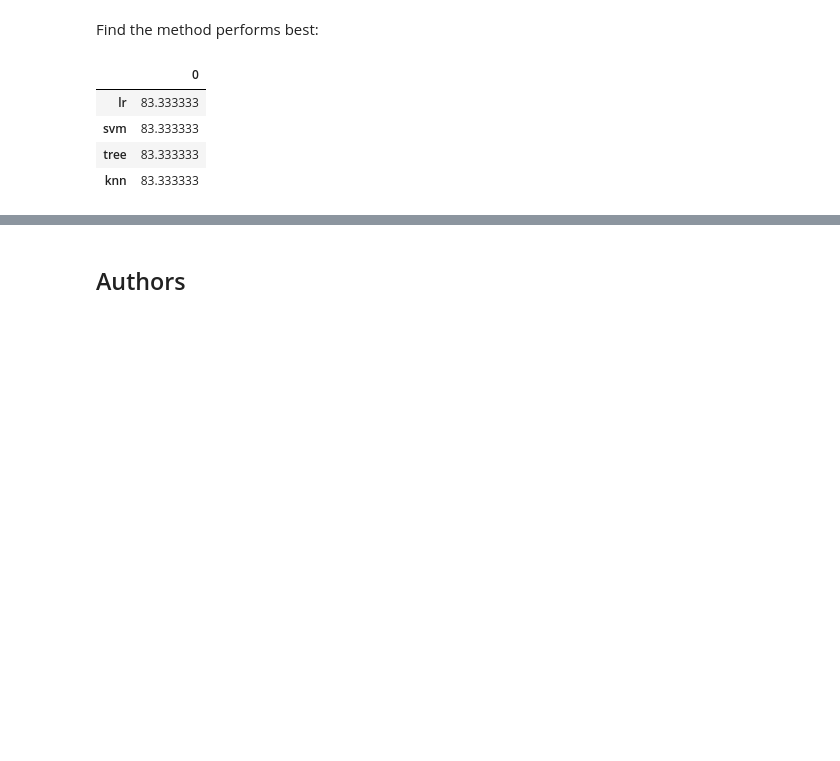
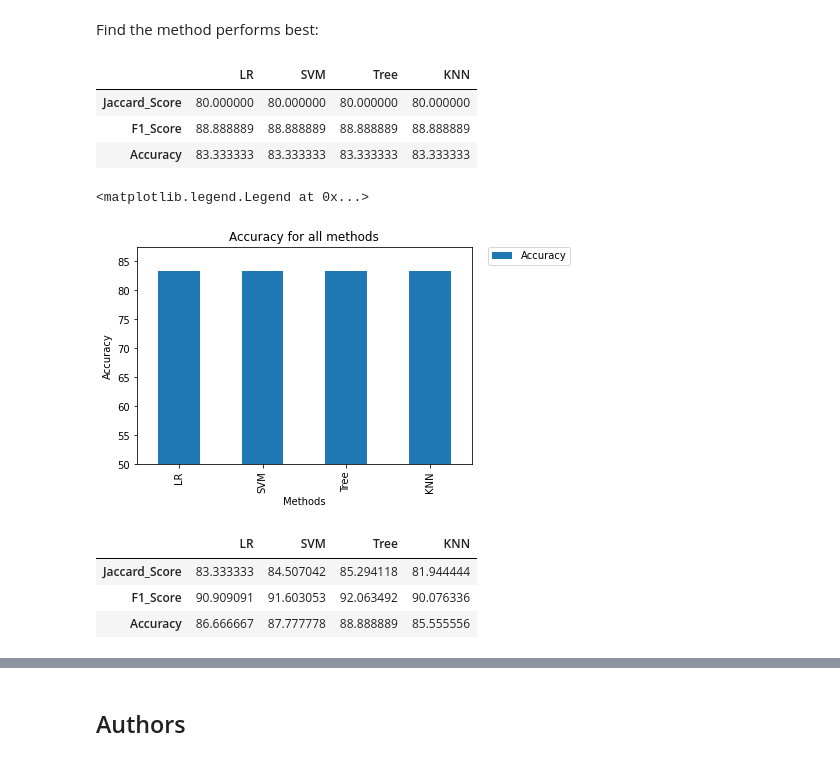
Before and after one commit to northernmelody/IBM_DataScience_Capstone, a Jupyter notebook: Machine Learning Prediction.ipynb, the cells around one changed output, grey strips where cells are left out. Drawn from its saved outputs; the diff is of its cells as text; code cells hidden in the pictures; blank space fills up the shorter version.

```diff
--- a/Machine Learning Prediction.ipynb
+++ b/Machine Learning Prediction.ipynb
@@ -215,7 +215,7 @@ svm_score
 # %% [markdown]
 We can plot the confusion matrix
 # %%
-yhat=svm_cv.predict(X_test)
+svm_yhat=svm_cv.predict(X_test)
 plot_confusion_matrix(Y_test,yhat)
 # %% [output]
 [figure]
@@ -252,7 +252,7 @@ tree_score
 # %% [markdown]
 We can plot the confusion matrix
 # %%
-yhat = svm_cv.predict(X_test)
+tree_yhat = svm_cv.predict(X_test)
 plot_confusion_matrix(Y_test,yhat)
 # %% [output]
 [figure]
@@ -286,7 +286,7 @@ knn_score
 # %% [markdown]
 We can plot the confusion matrix
 # %%
-yhat = knn_cv.predict(X_test)
+knn_yhat = knn_cv.predict(X_test)
 plot_confusion_matrix(Y_test,yhat)
 # %% [output]
 [figure]
@@ -294,14 +294,43 @@ plot_confusion_matrix(Y_test,yhat)
 ## TASK  12
 # %% [markdown]
 Find the method performs best:
-# %%
-scores = [lr_score*100, svm_score*100, tree_score*100, knn_score*100]
-method = ['lr','svm','tree','knn']
-df = pd.DataFrame(scores, method)
-df
-# %% [output]
-|  | 0 |
-| lr | 83.333333 |
-| svm | 83.333333 |
-| tree | 83.333333 |
-| knn | 83.333333 |
+# %%
+from sklearn.metrics import jaccard_score, f1_score
+f1_scores = [f1_score(Y_test, lr_yhat, average='binary')*100, f1_score(Y_test, svm_yhat, average='binary')*100,f1_score(Y_test, tree_yhat, average='binary')*100,f1_score(Y_test, knn_yhat, average='binary')*100]
+# print(f1_scores)
+Accuracy_scores = [lr_score*100, svm_score*100, tree_score*100, knn_score*100]
+# print(Accuracy_scores)
+jaccard_scores = [jaccard_score(Y_test, lr_yhat, average='binary')*100,jaccard_score(Y_test, svm_yhat, average='binary')*100,jaccard_score(Y_test, tree_yhat, average='binary')*100,jaccard_score(Y_test, knn_yhat, average='binary')*100]
+# print(jaccard_scores)
+scores = pd.DataFrame(np.array([jaccard_scores, f1_scores, Accuracy_scores]), index=['Jaccard_Score', 'F1_Score', 'Accuracy'] , columns=['LR', 'SVM', 'Tree', 'KNN'])
+scores
+# %% [output]
+|  | LR | SVM | Tree | KNN |
+| Jaccard_Score | 80.000000 | 80.000000 | 80.000000 | 80.000000 |
+| F1_Score | 88.888889 | 88.888889 | 88.888889 | 88.888889 |
+| Accuracy | 83.333333 | 83.333333 | 83.333333 | 83.333333 |
+# %%
+scores_t = scores.transpose()
+scores_t['Accuracy'].plot(kind='bar')
+plt.title('Accuracy for all methods')
+plt.xlabel('Methods')
+plt.ylabel('Accuracy')
+plt.ylim(50,)
+plt.legend(bbox_to_anchor=(1.05, 1), loc=2, borderaxespad=0)
+# %% [output]
+<matplotlib.legend.Legend at 0x...>
+[figure, added]
+# %%
+f1_scores = [f1_score(Y, logreg_cv.predict(X), average='binary')*100, f1_score(Y, svm_cv.predict(X), average='binary')*100,f1_score(Y, tree_cv.predict(X), average='binary')*100,f1_score(Y, knn_cv.predict(X), average='binary')*100]
+# print(f1_scores)
+Accuracy_scores = [logreg_cv.score(X, Y)*100, svm_cv.score(X, Y)*100, tree_cv.score(X, Y)*100, knn_cv.score(X, Y)*100]
+# print(Accuracy_scores)
+jaccard_scores = [jaccard_score(Y, logreg_cv.predict(X), average='binary')*100,jaccard_score(Y, svm_cv.predict(X), average='binary')*100,jaccard_score(Y, tree_cv.predict(X), average='binary')*100,jaccard_score(Y, knn_cv.predict(X), average='binary')*100]
+# print(jaccard_scores)
+scores = pd.DataFrame(np.array([jaccard_scores, f1_scores, Accuracy_scores]), index=['Jaccard_Score', 'F1_Score', 'Accuracy'] , columns=['LR', 'SVM', 'Tree', 'KNN'])
+scores
+# %% [output]
+|  | LR | SVM | Tree | KNN |
+| Jaccard_Score | 83.333333 | 84.507042 | 85.294118 | 81.944444 |
+| F1_Score | 90.909091 | 91.603053 | 92.063492 | 90.076336 |
+| Accuracy | 86.666667 | 87.777778 | 88.888889 | 85.555556 |
```
Also changed, not shown: parts of 4 cells of this notebook.
